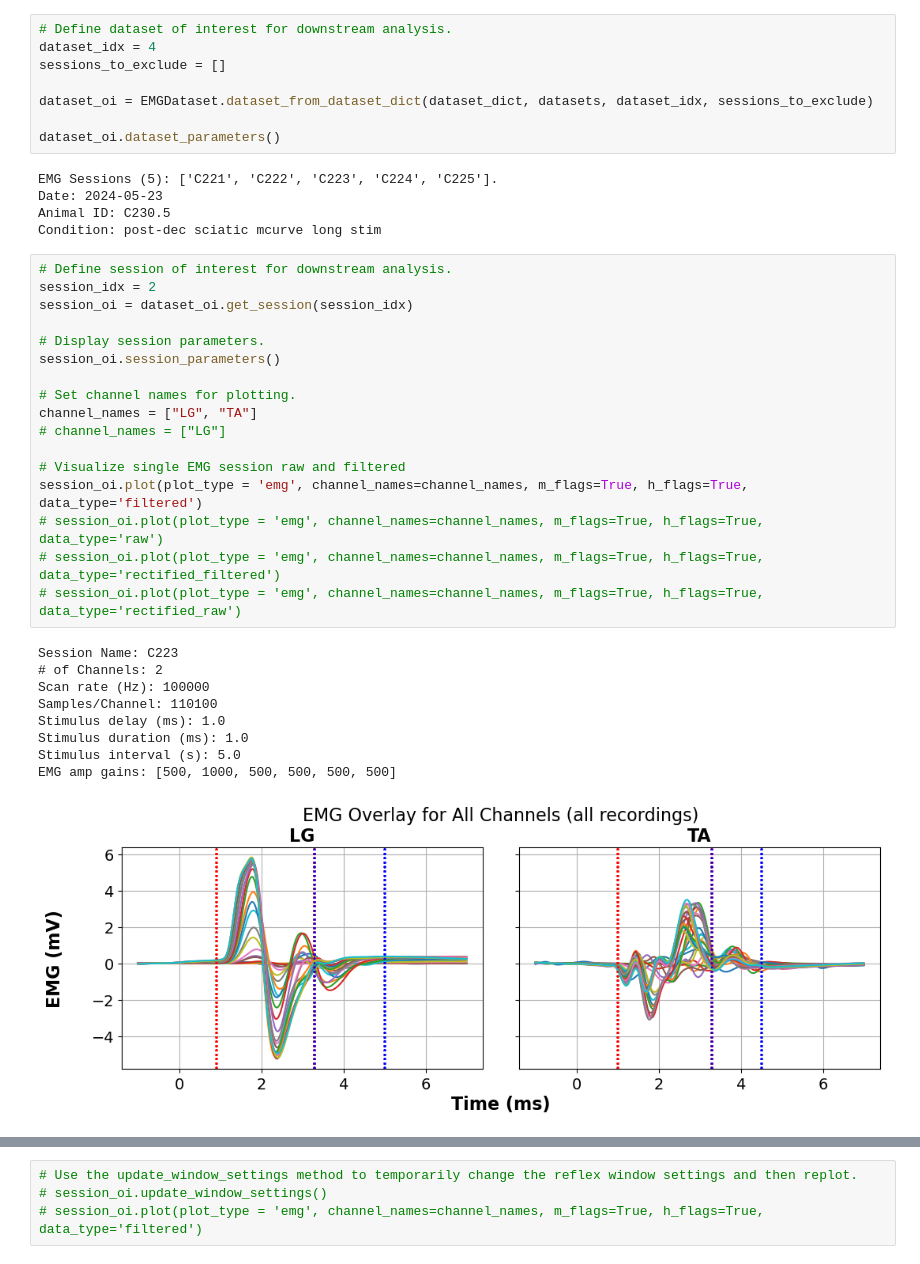
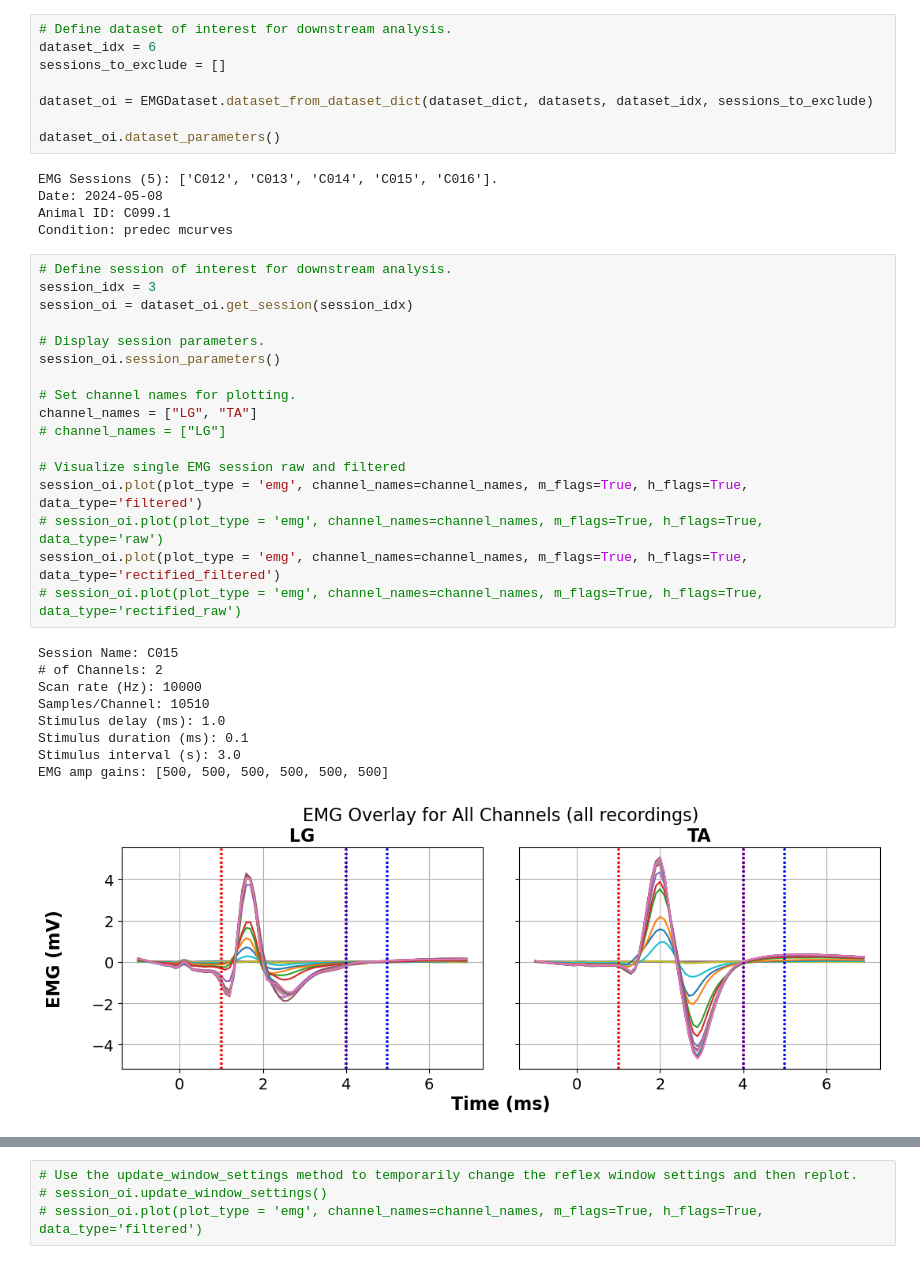
Before and after one commit to AEWorthy/MonStim-Analyzer, a Jupyter notebook: main.ipynb, the cells around one changed output, grey strips where cells are left out. Drawn from its saved outputs; the diff is of its cells as text.

```diff
--- a/main.ipynb
+++ b/main.ipynb
@@ -34,40 +40,40 @@ dataset index 5: 240524 C230.2 post-dec sciatic mcurve std other leg
 # %%
 # Define dataset of interest for downstream analysis.
-dataset_idx = 4
+dataset_idx = 6
 sessions_to_exclude = []
 
 dataset_oi = EMGDataset.dataset_from_dataset_dict(dataset_dict, datasets, dataset_idx, sessions_to_exclude)
 
 dataset_oi.dataset_parameters()
 # %% [output]
-EMG Sessions (5): ['C221', 'C222', 'C223', 'C224', 'C225'].
-Date: 2024-05-23
-Animal ID: C230.5
-Condition: post-dec sciatic mcurve long stim
+EMG Sessions (5): ['C012', 'C013', 'C014', 'C015', 'C016'].
+Date: 2024-05-08
+Animal ID: C099.1
+Condition: predec mcurves
 # %%
 # Define session of interest for downstream analysis.
-session_idx = 2
+session_idx = 3
 session_oi = dataset_oi.get_session(session_idx)
 
 # Display session parameters.
 session_oi.session_parameters()
 
 # Set channel names for plotting.
 channel_names = ["LG", "TA"]
 # channel_names = ["LG"]
 
 # Visualize single EMG session raw and filtered
 session_oi.plot(plot_type = 'emg', channel_names=channel_names, m_flags=True, h_flags=True, data_type='filtered')
 # session_oi.plot(plot_type = 'emg', channel_names=channel_names, m_flags=True, h_flags=True, data_type='raw')
-# session_oi.plot(plot_type = 'emg', channel_names=channel_names, m_flags=True, h_flags=True, data_type='rectified_filtered')
+session_oi.plot(plot_type = 'emg', channel_names=channel_names, m_flags=True, h_flags=True, data_type='rectified_filtered')
 # session_oi.plot(plot_type = 'emg', channel_names=channel_names, m_flags=True, h_flags=True, data_type='rectified_raw')
 # %% [output]
-Session Name: C223
+Session Name: C015
 # of Channels: 2
-Scan rate (Hz): 100000
-Samples/Channel: 110100
+Scan rate (Hz): 10000
+Samples/Channel: 10510
 Stimulus delay (ms): 1.0
-Stimulus duration (ms): 1.0
-Stimulus interval (s): 5.0
-EMG amp gains: [500, 1000, 500, 500, 500, 500]
+Stimulus duration (ms): 0.1
+Stimulus interval (s): 3.0
+EMG amp gains: [500, 500, 500, 500, 500, 500]
-[figure, old version]
+[figure, new version]
```
Also changed, not shown: parts of 7 cells of this notebook, 4 other files.
